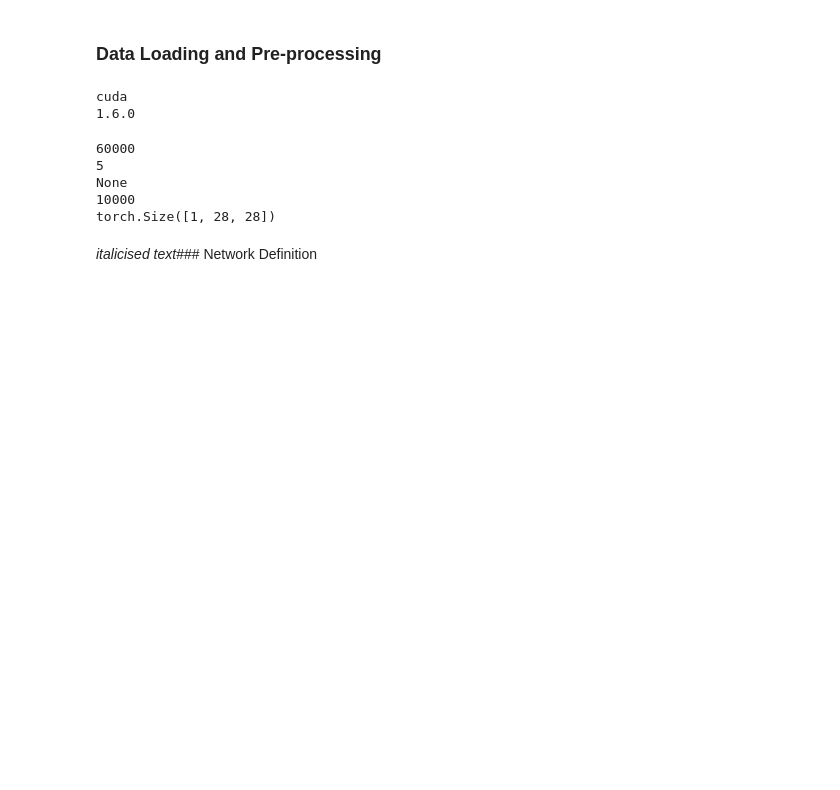
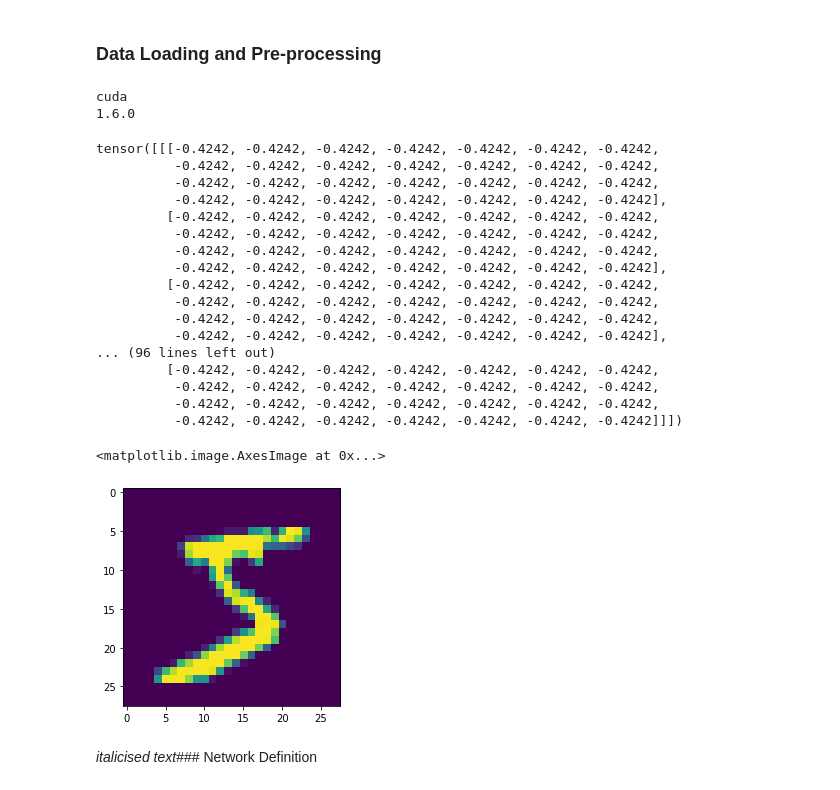
Before and after one commit to manasmacherla/Deep-learning-for-vision-NPTEL, a Jupyter notebook: Assignment2/DL4V_Assignment_2.ipynb, the cells around one changed output. Cells and saved outputs as stored; diff of their text form; code cells hidden in the pictures; blank space fills up the shorter version.

```diff
--- a/Assignment2/DL4V_Assignment_2.ipynb
+++ b/Assignment2/DL4V_Assignment_2.ipynb
@@ -453,21 +453,38 @@ cuda
 # %%
 import torchvision
 # Load the MNIST training, test datasets using `torchvision.datasets.MNIST` using the transform defined above
 #### YOUR CODE STARTS HERE ####
 train_dataset = torchvision.datasets.MNIST(root = "./data", train = True, download=True, transform=transform)
 test_dataset = torchvision.datasets.MNIST(root = "./data", train = False, download=True, transform=transform)
 
-print(len(train_dataset))
-print(print(train_dataset[0][1]))
-print(len(test_dataset))
-print(train_dataset[0][0].size())
+print(train_dataset[0][0])
+img = train_dataset[0][0].permute(1,2,0)
+plt.imshow(img)
+# print(len(train_dataset))
+# print(print(train_dataset[0][1]))
+# print(len(test_dataset))
+# print(train_dataset[0][0].size())
 #### YOUR CODE ENDS HERE ####
 # %% [output]
-60000
-5
-None
-10000
-torch.Size([1, 28, 28])
+tensor([[[-0.4242, -0.4242, -0.4242, -0.4242, -0.4242, -0.4242, -0.4242,
+          -0.4242, -0.4242, -0.4242, -0.4242, -0.4242, -0.4242, -0.4242,
+          -0.4242, -0.4242, -0.4242, -0.4242, -0.4242, -0.4242, -0.4242,
+          -0.4242, -0.4242, -0.4242, -0.4242, -0.4242, -0.4242, -0.4242],
+         [-0.4242, -0.4242, -0.4242, -0.4242, -0.4242, -0.4242, -0.4242,
+          -0.4242, -0.4242, -0.4242, -0.4242, -0.4242, -0.4242, -0.4242,
+          -0.4242, -0.4242, -0.4242, -0.4242, -0.4242, -0.4242, -0.4242,
+          -0.4242, -0.4242, -0.4242, -0.4242, -0.4242, -0.4242, -0.4242],
+         [-0.4242, -0.4242, -0.4242, -0.4242, -0.4242, -0.4242, -0.4242,
+          -0.4242, -0.4242, -0.4242, -0.4242, -0.4242, -0.4242, -0.4242,
+          -0.4242, -0.4242, -0.4242, -0.4242, -0.4242, -0.4242, -0.4242,
+          -0.4242, -0.4242, -0.4242, -0.4242, -0.4242, -0.4242, -0.4242],
+... (96 lines left out)
+         [-0.4242, -0.4242, -0.4242, -0.4242, -0.4242, -0.4242, -0.4242,
+          -0.4242, -0.4242, -0.4242, -0.4242, -0.4242, -0.4242, -0.4242,
+          -0.4242, -0.4242, -0.4242, -0.4242, -0.4242, -0.4242, -0.4242,
+          -0.4242, -0.4242, -0.4242, -0.4242, -0.4242, -0.4242, -0.4242]]])
+<matplotlib.image.AxesImage at 0x...>
+[figure, added]
 # %%
 # create dataloaders for training and test datasets
 # use a batch size of 32 and set shuffle=True for the training set
```
Also changed, not shown: parts of 3 cells of this notebook.
